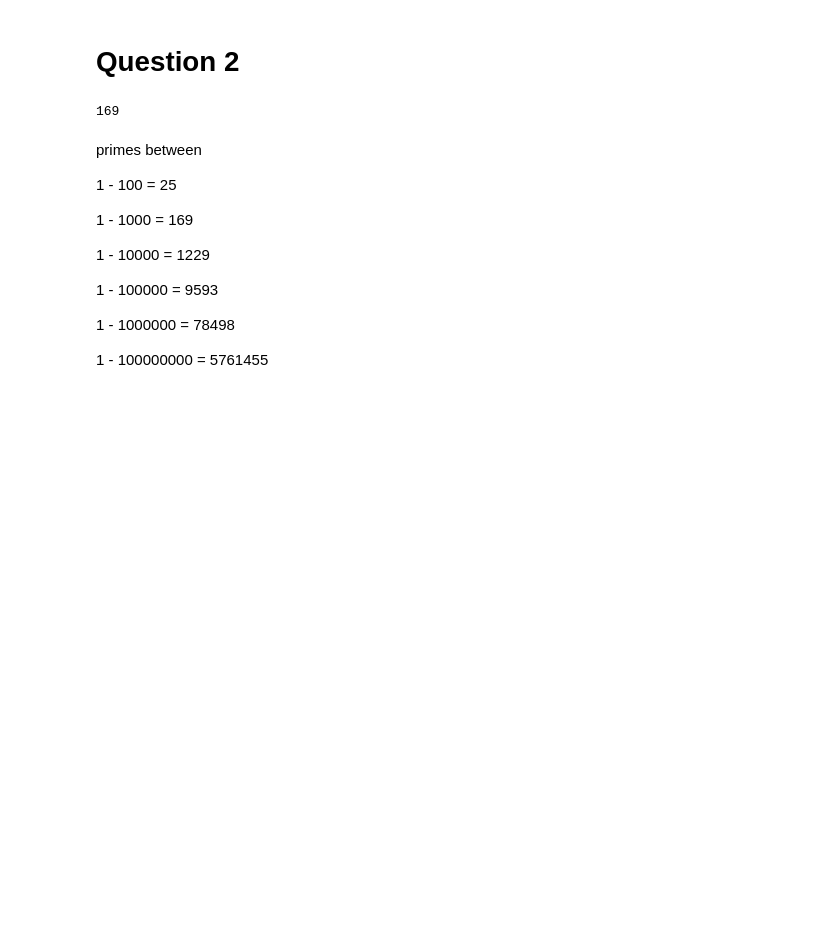
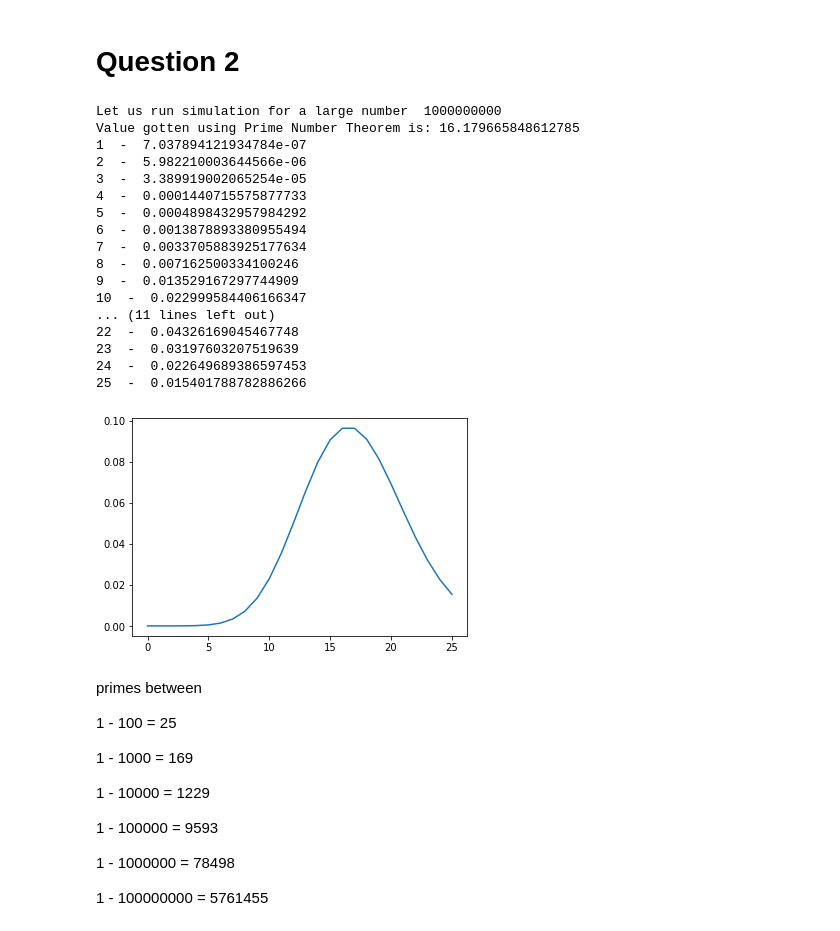
Before and after one commit to SuryaSrikanth/ASM-Project, a Jupyter notebook: ass2/assignment 2.ipynb, the cells around one changed output. Drawn from its saved outputs; the diff is of its cells as text; code cells hidden in the pictures; blank space fills up the shorter version.

```diff
--- a/ass2/assignment 2.ipynb
+++ b/ass2/assignment 2.ipynb
@@ -80,24 +80,65 @@ c) If we start out by giving only Potentially Defaultable loans. There is a 0.19
 ---
 # %% [markdown]
 # Question 2
-# %%
-import math
-def no_of_primes(a,b):
-    count = 0
-    for i in range(a,b+1):
-        if i > 1:
-            for j in range(2, math.ceil(i/2)):
-                if (i % j == 0 ):
-                    break
-            else:
-                count = count+1
-    return count
-no_of_primes(1,1000)
-
-
-def prime_no_theorem(a, b):
-# %% [output]
-169
+# %%
+import math
+import numpy as np
+import matplotlib.pyplot as plt
+def no_of_primes(a,b):
+    count = 0
+    for i in range(a,b+1):
+        if i > 1:
+            for j in range(2, math.ceil(i/2)):
+                if (i % j == 0 ):
+                    break
+            else:
+                count = count+1
+    return count
+
+
+def prime_no_theorem(a, b):
+    result = (b*1.0/math.log(b,math.exp(1))) - (a*1.0/math.log(a,math.exp(1)))
+    return result
+
+def poisson_val(x, mean):
+    t1 = math.exp(-mean) * (mean ** x)
+    t2 = math.factorial(x)
+    return t1 / t2
+
+
+def run_simulation(a, l):
+    b = int(a) + (l *(math.log(a)))
+    observed = prime_no_theorem(a,b)
+    print('Value gotten using Prime Number Theorem is:',observed)
+    a = np.array([0])
+    for i in range(1,int(observed) + 10):
+        val = poisson_val(i,l)
+        a = np.append(a,[val])
+        print(i,' - ',val)
+    plt.plot(a)
+
+num = 1000000000
+print('Let us run simulation for a large number ',num)
+run_simulation(num, 17)
+# %% [output]
+Let us run simulation for a large number  1000000000
+Value gotten using Prime Number Theorem is: 16.179665848612785
+1  -  7.037894121934784e-07
+2  -  5.982210003644566e-06
+3  -  3.389919002065254e-05
+4  -  0.0001440715575877733
+5  -  0.0004898432957984292
+6  -  0.0013878893380955494
+7  -  0.0033705883925177634
+8  -  0.007162500334100246
+9  -  0.013529167297744909
+10  -  0.022999584406166347
+... (11 lines left out)
+22  -  0.04326169045467748
+23  -  0.03197603207519639
+24  -  0.022649689386597453
+25  -  0.015401788782886266
+[figure, added]
 # %% [markdown]
 primes between
 
```
Also changed, not shown: parts of 5 cells of this notebook.
